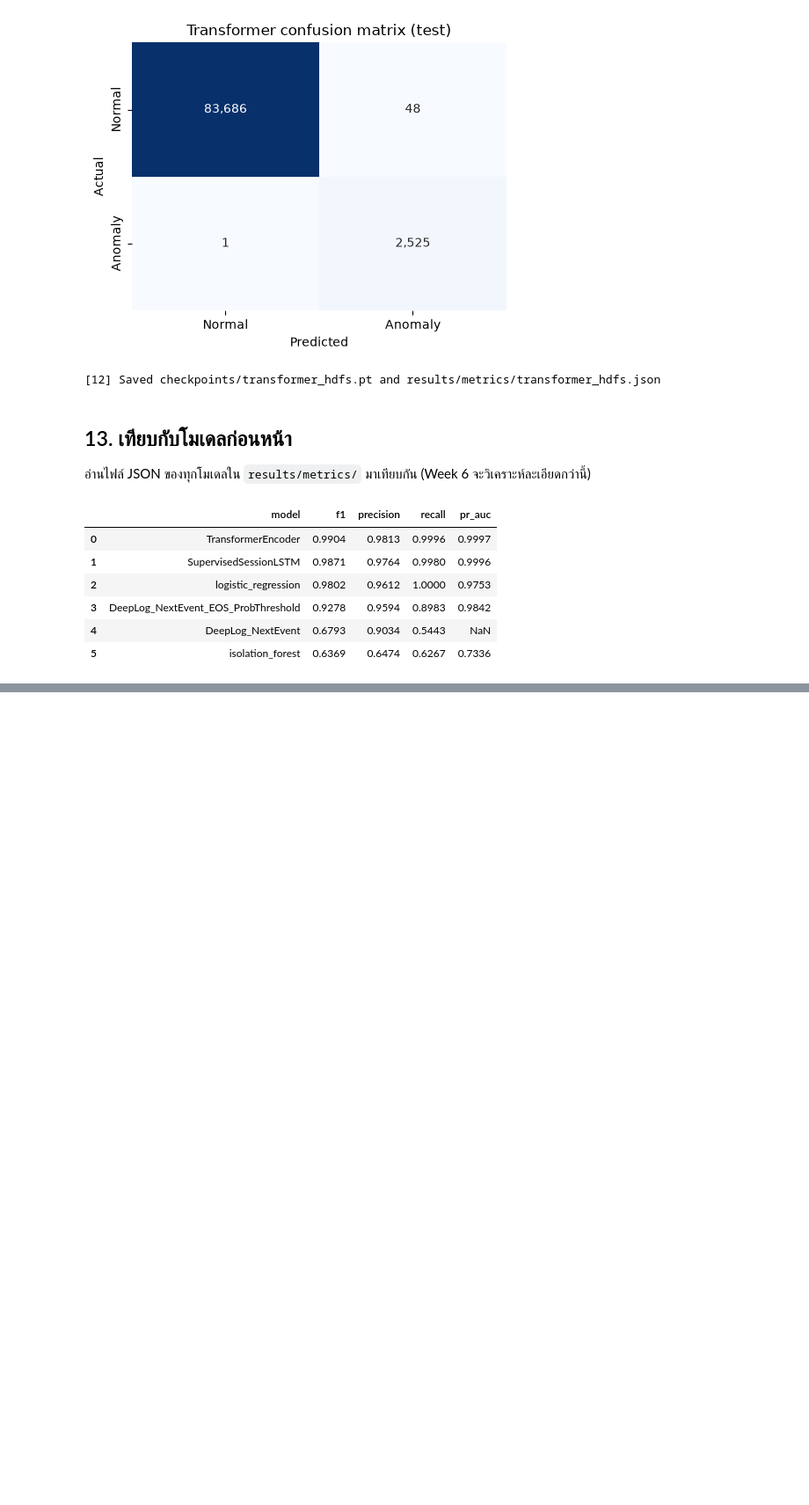
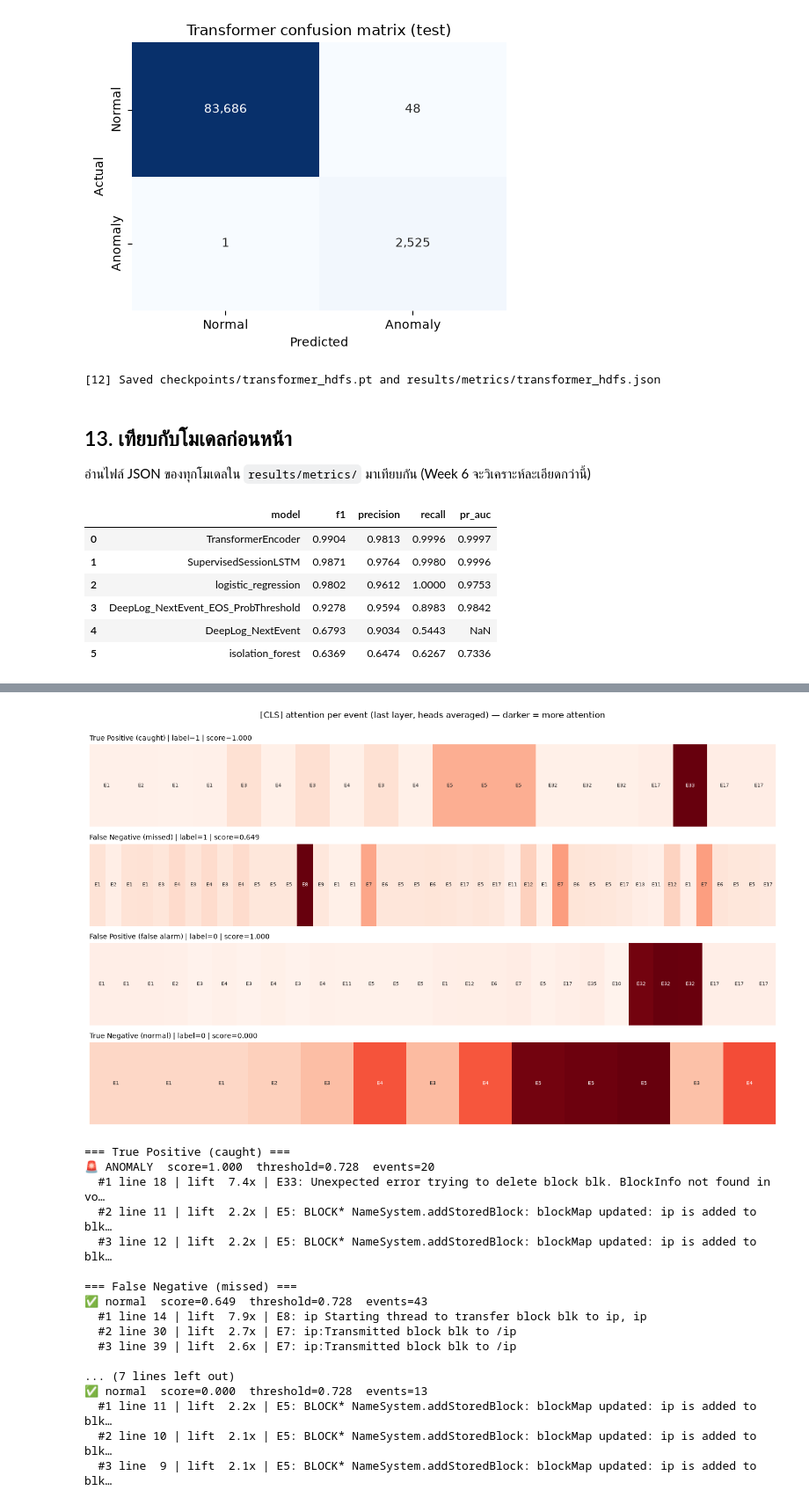
Before and after one commit to STARoM00N/LAD_CS461_427A, a Jupyter notebook: notebooks/05_transformer.ipynb, the cells around one changed output, grey strips where cells are left out. Shown at 88% size. Saved outputs shown, nothing was run; the diff lists cells and outputs as text; code cells hidden in the pictures; blank space fills up the shorter version.

```diff
--- a/notebooks/05_transformer.ipynb
+++ b/notebooks/05_transformer.ipynb
@@ -643,0 +741,55 @@ comparison
+# %%
+def pick_case(label: int, predicted: int) -> pd.Series | None:
+    """Pick a representative example of a confusion-matrix cell (None if the cell is empty).
+
+    True Positive: a confident detection (score >= 0.99) whose length is closest to the median anomaly length,
+    so the heatmap is readable. Other cells: the most extreme score (closest call for errors, clearest normal).
+    """
+    subset = test_frame[(test_frame.Label == label) & (test_frame.predicted == predicted)]
+    if subset.empty:
+        return None
+    if label == 1 and predicted == 1:
+        confident = subset[subset.score >= 0.99]
+        lengths = confident.Sequence.str.split().str.len()
+        median_length = test_frame[test_frame.Label == 1].Sequence.str.split().str.len().median()
+        return confident.loc[(lengths - median_length).abs().idxmin()]
+    return subset.loc[subset.score.idxmax() if predicted == 1 else subset.score.idxmin()]
+
+cases = {"True Positive (caught)": pick_case(1, 1), "False Negative (missed)": pick_case(1, 0),
+         "False Positive (false alarm)": pick_case(0, 1), "True Negative (normal)": pick_case(0, 0)}
+cases = {name: row for name, row in cases.items() if row is not None}
+
+fig, axes = plt.subplots(len(cases), 1, figsize=(14, 2.1 * len(cases)))
+for ax, (name, row) in zip(np.atleast_1d(axes), cases.items()):
+    probability, events, weights = explain_session(row.Sequence)
+    sns.heatmap(weights[None, :], ax=ax, cmap="Reds", cbar=False, vmin=0,
+                annot=np.array([events]), fmt="", annot_kws={"fontsize": 7},
+                xticklabels=False, yticklabels=False)
+    ax.set_title(f"{name} | label={row.Label} | score={probability:.3f}", fontsize=10, loc="left")
+plt.suptitle("[CLS] attention per event (last layer, heads averaged) — darker = more attention", y=1.0)
+plt.tight_layout()
+plt.savefig(FIGURE_DIR / "11_transformer_attention_examples.png", dpi=150, bbox_inches="tight")
+plt.show()
+
+for name, row in cases.items():
+    print(f"\n=== {name} ===")
+    print(alert_explanation(row.Sequence))
+# %% [output]
+[figure, added]
+=== True Positive (caught) ===
+🚨 ANOMALY  score=1.000  threshold=0.728  events=20
+  #1 line 18 | lift  7.4x | E33: Unexpected error trying to delete block blk. BlockInfo not found in vo…
+  #2 line 11 | lift  2.2x | E5: BLOCK* NameSystem.addStoredBlock: blockMap updated: ip is added to blk…
+  #3 line 12 | lift  2.2x | E5: BLOCK* NameSystem.addStoredBlock: blockMap updated: ip is added to blk…
+
+=== False Negative (missed) ===
+✅ normal  score=0.649  threshold=0.728  events=43
+  #1 line 14 | lift  7.9x | E8: ip Starting thread to transfer block blk to ip, ip
+  #2 line 30 | lift  2.7x | E7: ip:Transmitted block blk to /ip
+  #3 line 39 | lift  2.6x | E7: ip:Transmitted block blk to /ip
+
+... (7 lines left out)
+✅ normal  score=0.000  threshold=0.728  events=13
+  #1 line 11 | lift  2.2x | E5: BLOCK* NameSystem.addStoredBlock: blockMap updated: ip is added to blk…
+  #2 line 10 | lift  2.1x | E5: BLOCK* NameSystem.addStoredBlock: blockMap updated: ip is added to blk…
+  #3 line  9 | lift  2.1x | E5: BLOCK* NameSystem.addStoredBlock: blockMap updated: ip is added to blk…
```
Also changed, not shown: parts of 11 cells of this notebook, 5 other files.
